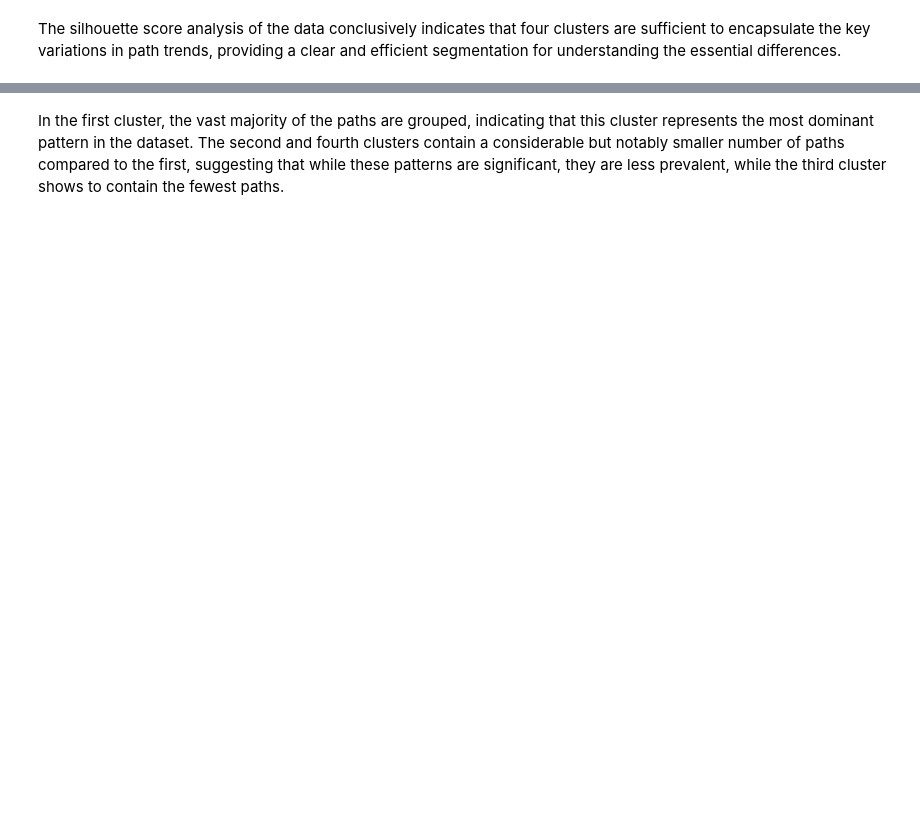
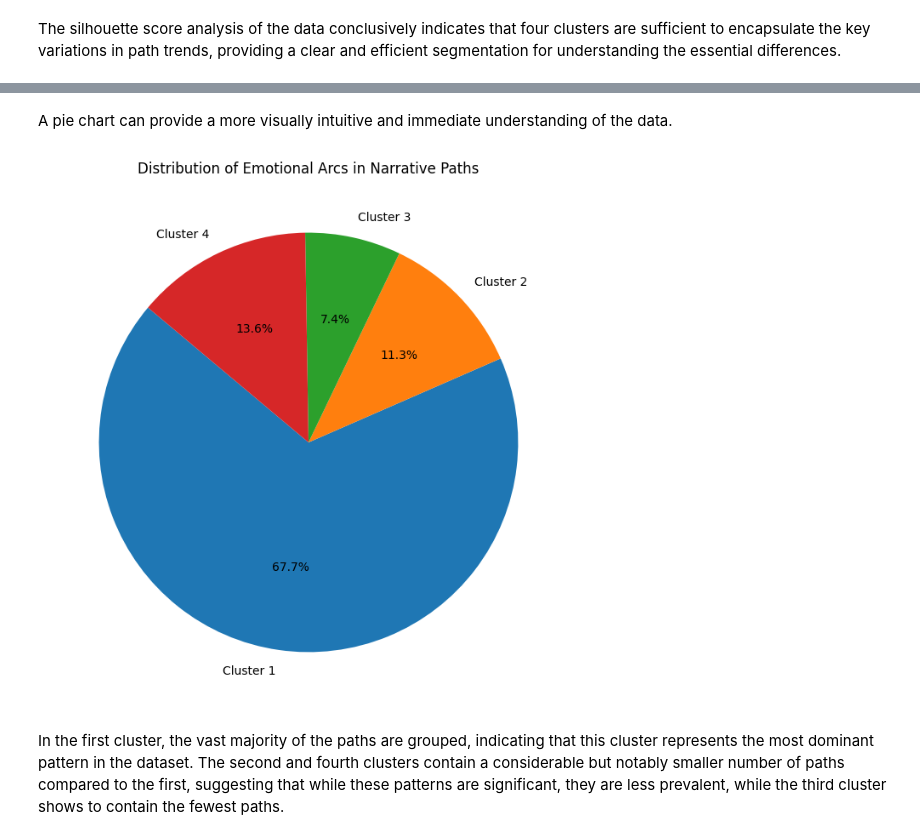
Before and after one commit to epfl-ada/ada-2023-project-statsquad3, a Jupyter notebook: Question 3.ipynb, the cells around one changed output, grey strips where cells are left out. Saved outputs shown, nothing was run; the diff lists cells and outputs as text; code cells hidden in the pictures; blank space fills up the shorter version.

```diff
--- a/Question 3.ipynb
+++ b/Question 3.ipynb
@@ -166,3 +212,14 @@ plt.show()
+# %% [markdown]
+A pie chart can provide a more visually intuitive and immediate understanding of the data.
+# %%
+percentages = [frequency / len(data) * 100 for frequency in frequencies]
+cluster_labels = [f'Cluster {i+1}' for i in range(k)]
+plt.figure(figsize=(8, 8))
+plt.pie(percentages, labels=cluster_labels, autopct='%1.1f%%', startangle=140)
+plt.title('Distribution of Emotional Arcs in Narrative Paths')
+plt.show()
+# %% [output]
+[figure, added]
 # %% [markdown]
 In the first cluster, the vast majority of the paths are grouped, indicating that this cluster represents the most dominant pattern in the dataset. The second and fourth clusters contain a considerable but notably smaller number of paths compared to the first, suggesting that while these patterns are significant, they are less prevalent, while the third cluster shows to contain the fewest paths.
 # %%
```
Also changed, not shown: parts of 23 cells of this notebook.
